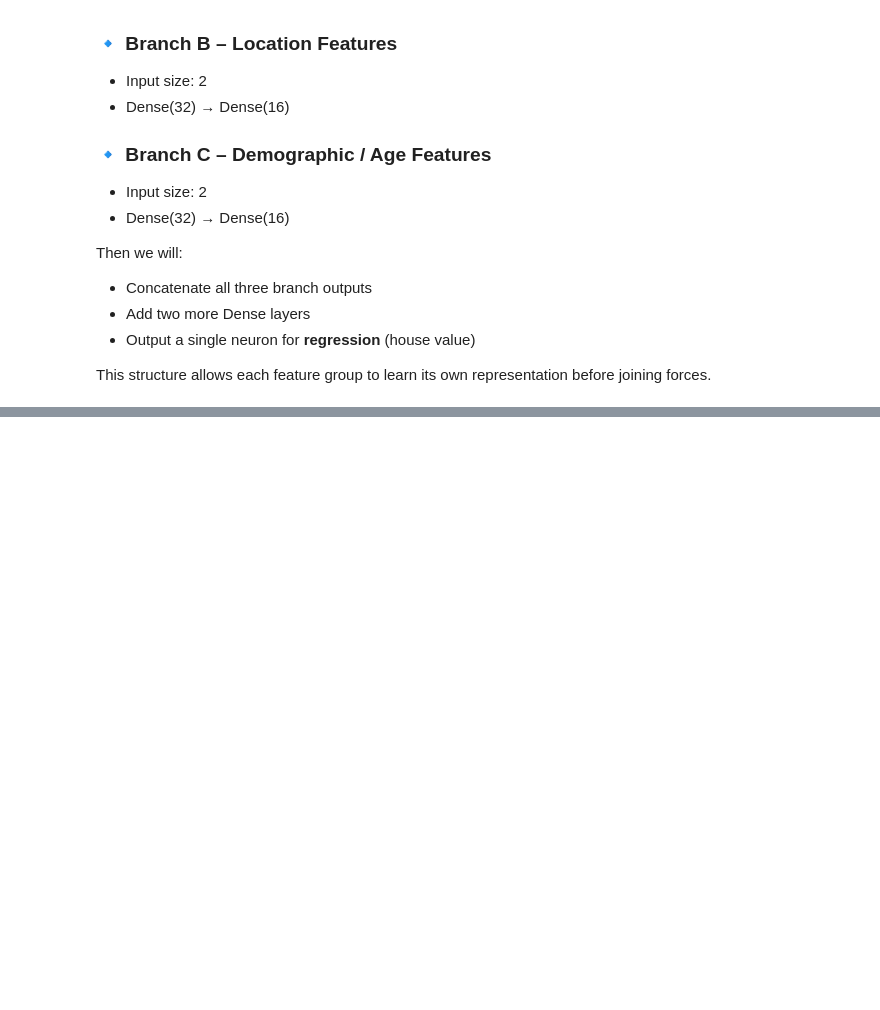
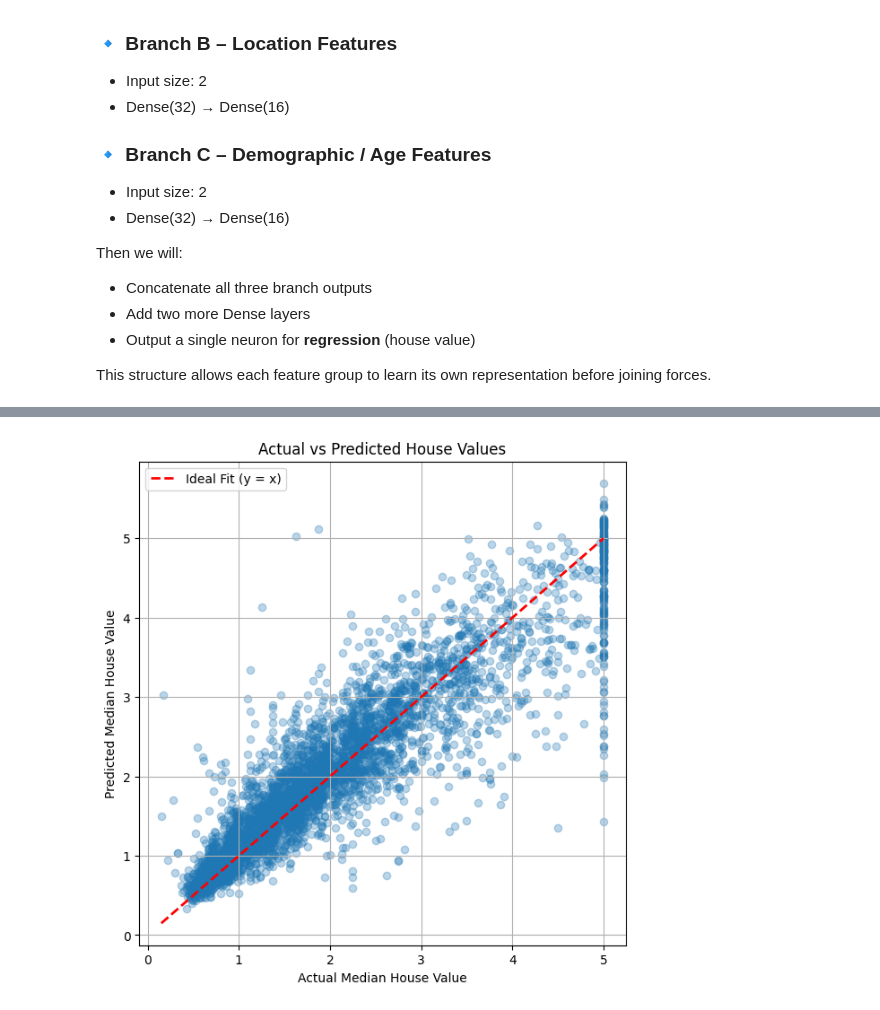
Before and after one commit to Ramjeet-Dixit/IITM-AIML-Rdixit, a Jupyter notebook: MFNN_in_Regression.ipynb, the cells around one changed output, grey strips where cells are left out. Saved outputs shown, nothing was run; the diff lists cells and outputs as text; code cells hidden in the pictures; blank space fills up the shorter version.

```diff
--- a/MFNN_in_Regression.ipynb
+++ b/MFNN_in_Regression.ipynb
@@ -221,0 +327,32 @@ a = layers.Dense(32, activation="relu", name="a_dense_2")(a)
+# %%
+# Evaluate using built-in Keras metrics
+test_loss, test_mae = model.evaluate(
+    {
+        "socioeconomic_input": X_test_a,
+        "location_input": X_test_b,
+        "demographic_input": X_test_c
+    },
+    y_test,#actual values
+    verbose=0
+)
+
+# Get predictions
+y_pred = model.predict(
+    {
+        "socioeconomic_input": X_test_a,
+        "location_input": X_test_b,
+        "demographic_input": X_test_c
+    }
+).flatten() #converts 2d array into single dimension
+
+# Additional metrics using sklearn
+mse = mean_squared_error(y_test, y_pred)
+rmse = np.sqrt(mse)
+mae_sk = mean_absolute_error(y_test, y_pred)
+r2 = r2_score(y_test, y_pred)
+
+print(f"Test MSE  (Keras): {test_loss:.4f}")
+print(f"Test MAE  (Keras): {test_mae:.4f}")
+print(f"Test RMSE (sklearn): {rmse:.4f}")
+print(f"Test MAE  (sklearn): {mae_sk:.4f}")
+print(f"Test R²   (sklearn): {r2:.4f}")
@@ -221,0 +373,15 @@ a = layers.Dense(32, activation="relu", name="a_dense_2")(a)
+# %%
+plt.figure(figsize=(7,7))
+plt.scatter(y_test, y_pred, alpha=0.3)
+plt.plot([y_test.min(), y_test.max()],
+         [y_test.min(), y_test.max()],
+         'r--', linewidth=2, label="Ideal Fit (y = x)")
+
+plt.xlabel("Actual Median House Value")
+plt.ylabel("Predicted Median House Value")
+plt.title("Actual vs Predicted House Values")
+plt.legend()
+plt.grid(True)
+plt.show()
+# %% [output]
+[figure, added]
```
Also changed, not shown: parts of 7 cells of this notebook.
